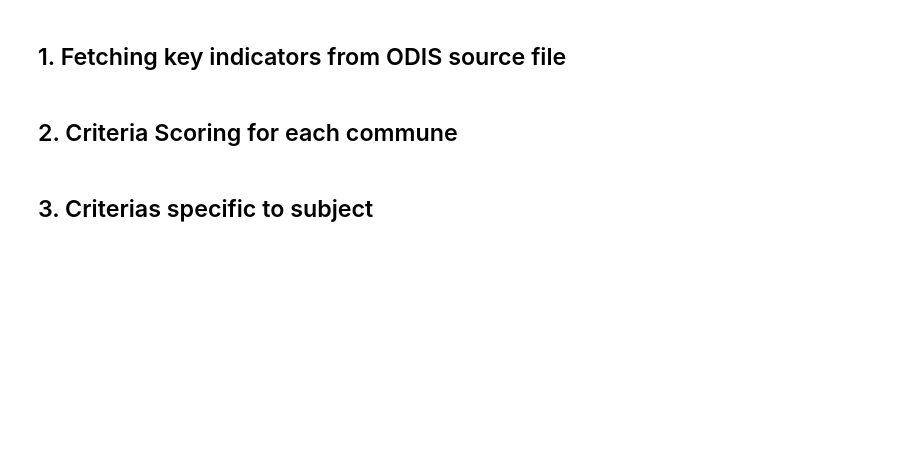
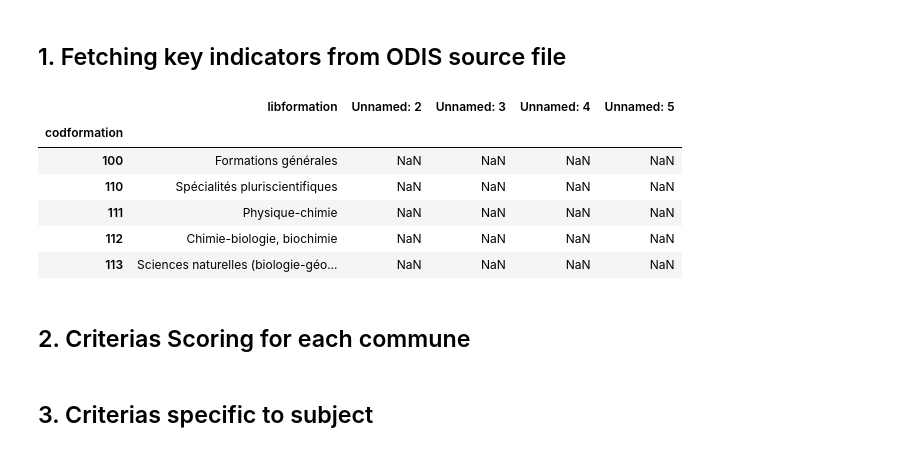
Before and after one commit to dataforgoodfr/13_odis, a Jupyter notebook: eda/notebooks/jacques-scoring.ipynb, the cells around one changed output. Drawn from its saved outputs; the diff is of its cells as text; code cells hidden in the pictures; blank space fills up the shorter version.

Commit message:
More work on employment and formations

```diff
--- a/eda/notebooks/jacques-scoring.ipynb
+++ b/eda/notebooks/jacques-scoring.ipynb
@@ -32,8 +35,22 @@ odis = odis[~odis.polygon.isna()]
 # %%
 #Later we need the code FAP <-> FAP Name used to classify jobs
 codfap_index = pd.read_csv('../csv/dares_nomenclature_fap2021.csv', delimiter=';')
+# %%
+# source: https://www.data.gouv.fr/fr/datasets/liste-publique-des-organismes-de-formation-l-6351-7-1-du-code-du-travail/
+centres_formations = pd.read_csv('../csv/public_ofs_v2.csv', delimiter=';')
+index_formations = pd.read_csv('../csv/index_formations.csv').set_index('codformation')
+# %%
+index_formations.head()
+# %% [output]
+|  | libformation | Unnamed: 2 | Unnamed: 3 | Unnamed: 4 | Unnamed: 5 |
+| codformation |  |  |  |  |  |
+| 100 | Formations générales | NaN | NaN | NaN | NaN |
+| 110 | Spécialités pluriscientifiques | NaN | NaN | NaN | NaN |
+| 111 | Physique-chimie | NaN | NaN | NaN | NaN |
+| 112 | Chimie-biologie, biochimie | NaN | NaN | NaN | NaN |
+| 113 | Sciences naturelles (biologie-géo... | NaN | NaN | NaN | NaN |
 # %% [markdown]
-## 2. Criteria Scoring for each commune
+## 2. Criterias Scoring for each commune
 # %%
 #met_ratio est le ratio d'offres sur la population de la zone (pour 1000 habitants)
 odis['met_ratio']= 1000 * odis.met/odis.pop_be
```
Also changed, not shown: parts of 12 cells of this notebook, 4 other files.
